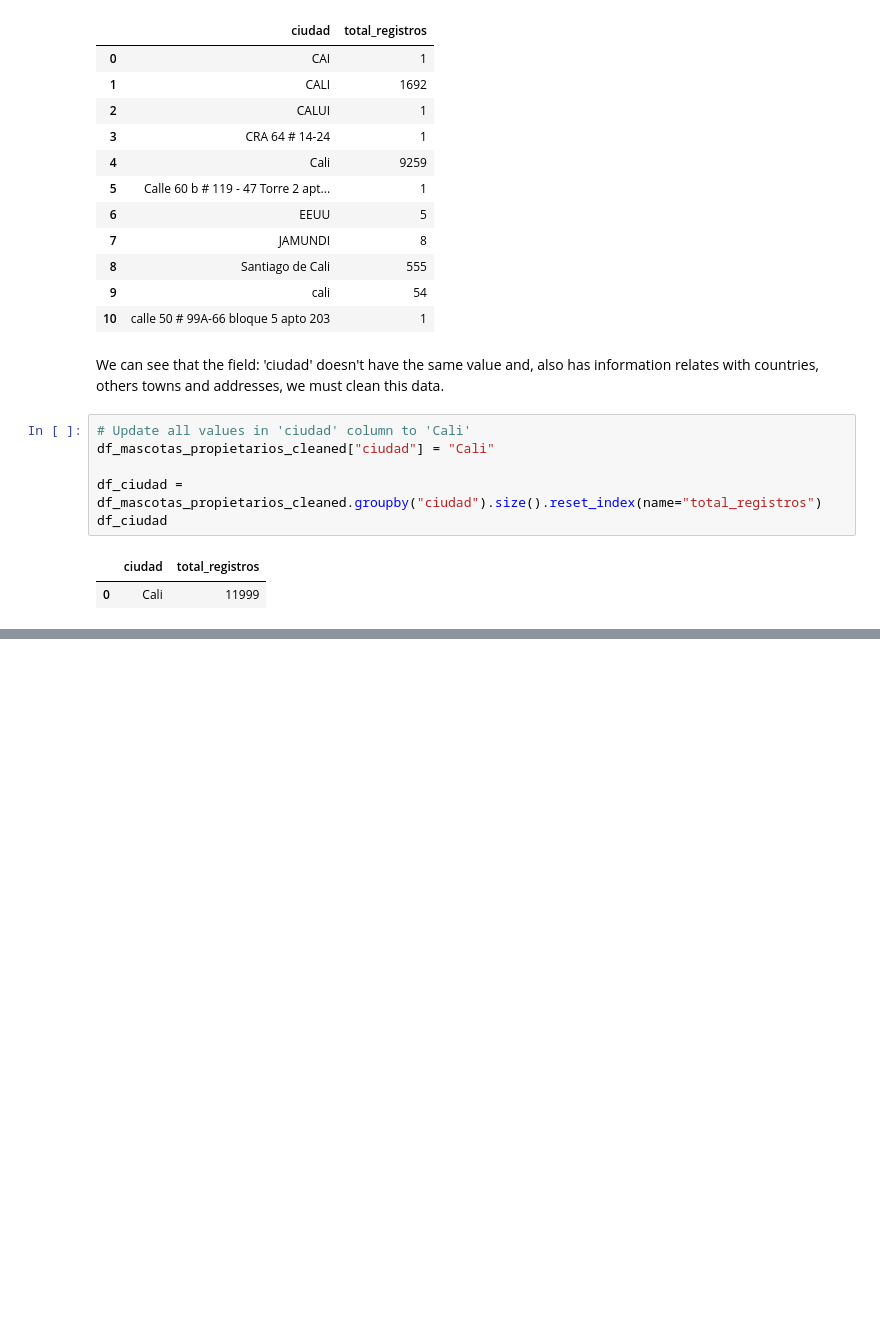
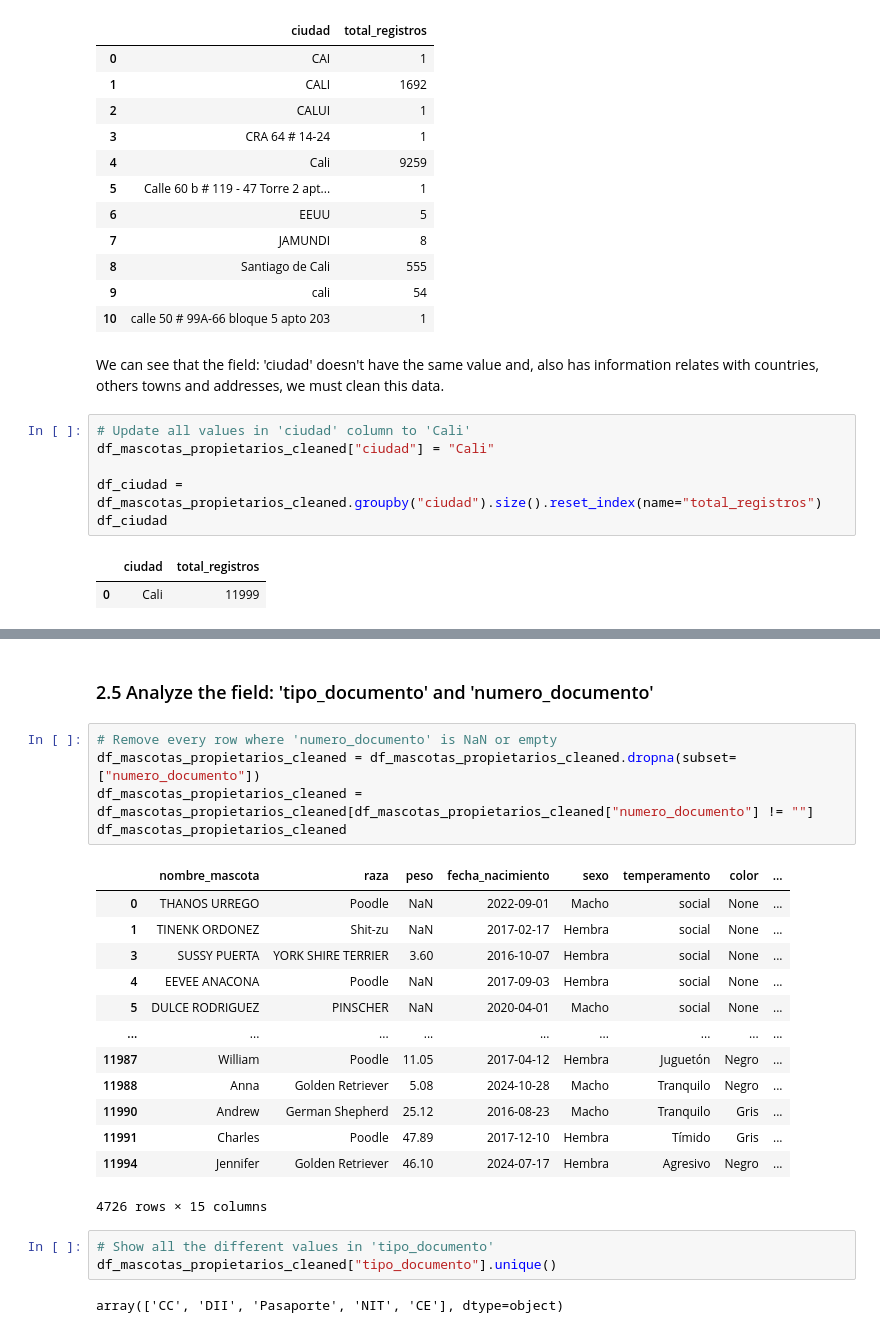
Before and after one commit to frankdaza/etl-class-project, a Jupyter notebook: notebooks/002_transform.ipynb, the cells around one changed output, grey strips where cells are left out. Cells and saved outputs as stored; diff of their text form; blank space fills up the shorter version.

```diff
--- a/notebooks/002_transform.ipynb
+++ b/notebooks/002_transform.ipynb
@@ -158,0 +290,26 @@ df_ciudad
+# %% [markdown]
+### 2.5 Analyze the field: 'tipo_documento' and 'numero_documento'
+# %%
+# Remove every row where 'numero_documento' is NaN or empty
+df_mascotas_propietarios_cleaned = df_mascotas_propietarios_cleaned.dropna(subset=["numero_documento"])
+df_mascotas_propietarios_cleaned = df_mascotas_propietarios_cleaned[df_mascotas_propietarios_cleaned["numero_documento"] != ""]
+df_mascotas_propietarios_cleaned
+# %% [output]
+|  | nombre_mascota | raza | peso | fecha_nacimiento | sexo | temperamento | color | ... |
+| 0 | THANOS URREGO | Poodle | NaN | 2022-09-01 | Macho | social | None | ... |
+| 1 | TINENK ORDONEZ | Shit-zu | NaN | 2017-02-17 | Hembra | social | None | ... |
+| 3 | SUSSY PUERTA | YORK SHIRE TERRIER | 3.60 | 2016-10-07 | Hembra | social | None | ... |
+| 4 | EEVEE ANACONA | Poodle | NaN | 2017-09-03 | Hembra | social | None | ... |
+| 5 | DULCE RODRIGUEZ | PINSCHER | NaN | 2020-04-01 | Macho | social | None | ... |
+| ... | ... | ... | ... | ... | ... | ... | ... | ... |
+| 11987 | William | Poodle | 11.05 | 2017-04-12 | Hembra | Juguetón | Negro | ... |
+| 11988 | Anna | Golden Retriever | 5.08 | 2024-10-28 | Macho | Tranquilo | Negro | ... |
+| 11990 | Andrew | German Shepherd | 25.12 | 2016-08-23 | Macho | Tranquilo | Gris | ... |
+| 11991 | Charles | Poodle | 47.89 | 2017-12-10 | Hembra | Tímido | Gris | ... |
+| 11994 | Jennifer | Golden Retriever | 46.10 | 2024-07-17 | Hembra | Agresivo | Negro | ... |
+4726 rows × 15 columns
+# %%
+# Show all the different values in 'tipo_documento'
+df_mascotas_propietarios_cleaned["tipo_documento"].unique()
+# %% [output]
+array(['CC', 'DII', 'Pasaporte', 'NIT', 'CE'], dtype=object)
```
Also changed, not shown: parts of 18 cells of this notebook.
